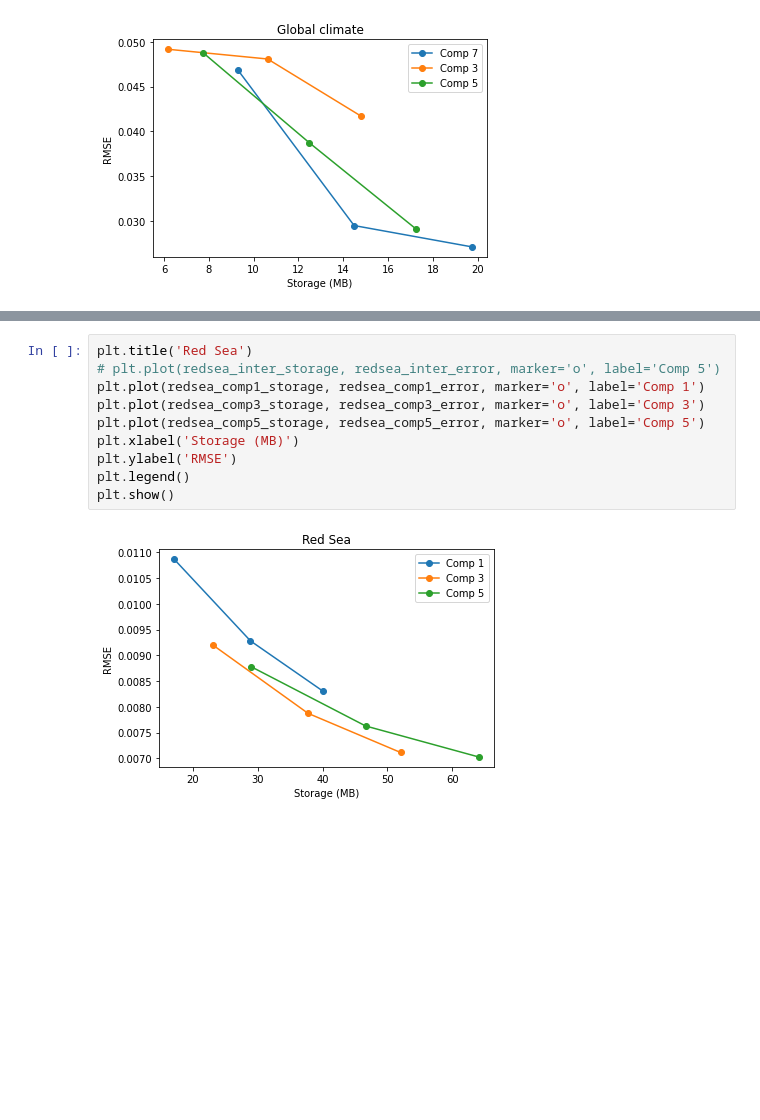
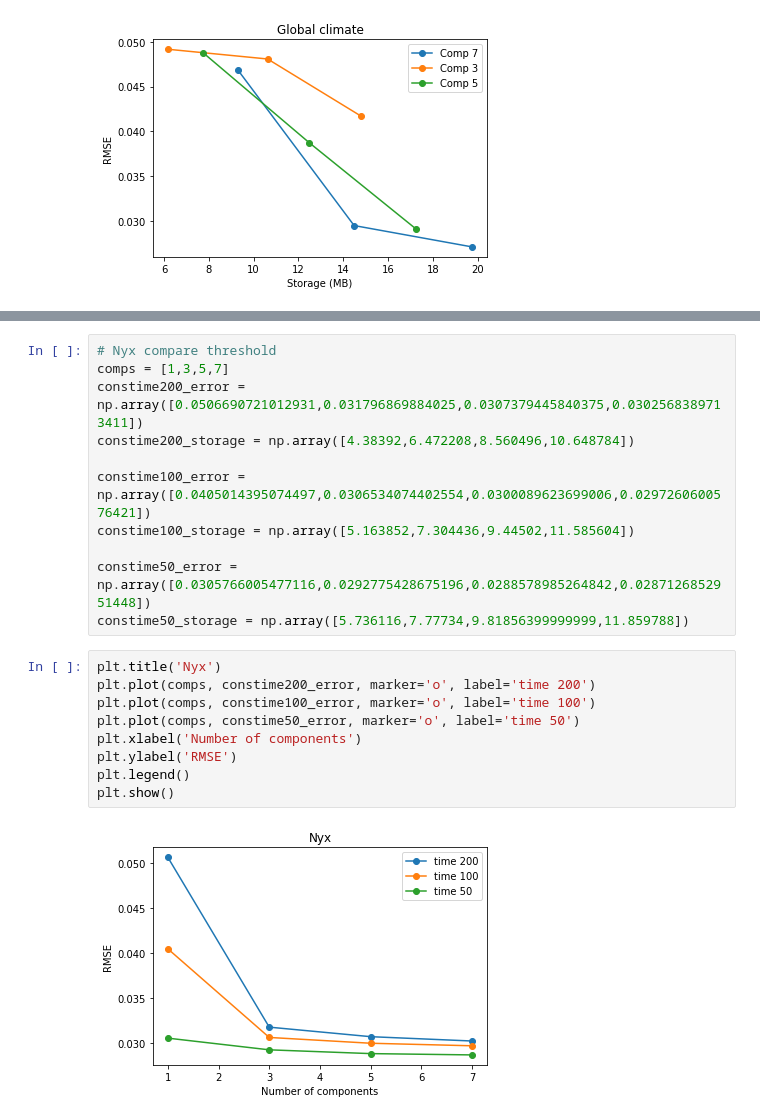
Before and after one commit to ZRLin222/TimeGMM, a Jupyter notebook: draw_fig.ipynb, the cells around one changed output, grey strips where cells are left out. Saved outputs shown, nothing was run; the diff lists cells and outputs as text; blank space fills up the shorter version.

```diff
--- a/draw_fig.ipynb
+++ b/draw_fig.ipynb
@@ -82,12 +391,22 @@ redsea_inter_storage = np.array([66.504,92.374,156.32])#15,10,5
+# %%
+# Nyx compare threshold
+comps = [1,3,5,7]
+constime200_error = np.array([0.0506690721012931,0.031796869884025,0.0307379445840375,0.0302568389713411])
+constime200_storage = np.array([4.38392,6.472208,8.560496,10.648784])
+
+constime100_error = np.array([0.0405014395074497,0.0306534074402554,0.0300089623699006,0.0297260600576421])
+constime100_storage = np.array([5.163852,7.304436,9.44502,11.585604])
+
+constime50_error = np.array([0.0305766005477116,0.0292775428675196,0.0288578985264842,0.0287126852951448])
+constime50_storage = np.array([5.736116,7.77734,9.81856399999999,11.859788])
 # %%
-plt.title('Red Sea')
-# plt.plot(redsea_inter_storage, redsea_inter_error, marker='o', label='Comp 5')
-plt.plot(redsea_comp1_storage, redsea_comp1_error, marker='o', label='Comp 1')
-plt.plot(redsea_comp3_storage, redsea_comp3_error, marker='o', label='Comp 3')
-plt.plot(redsea_comp5_storage, redsea_comp5_error, marker='o', label='Comp 5')
-plt.xlabel('Storage (MB)')
+plt.title('Nyx')
+plt.plot(comps, constime200_error, marker='o', label='time 200')
+plt.plot(comps, constime100_error, marker='o', label='time 100')
+plt.plot(comps, constime50_error, marker='o', label='time 50')
+plt.xlabel('Number of components')
 plt.ylabel('RMSE')
 plt.legend()
 plt.show()
 # %% [output]
-[figure, old version]
+[figure, new version]
```
Also changed, not shown: parts of 22 cells of this notebook, 2 other files.
